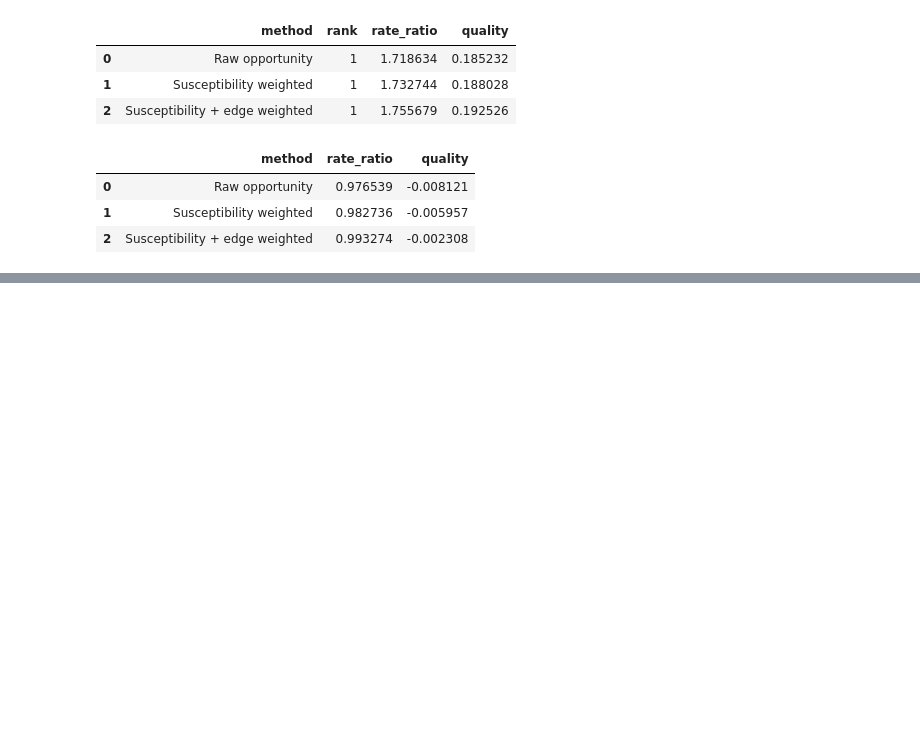
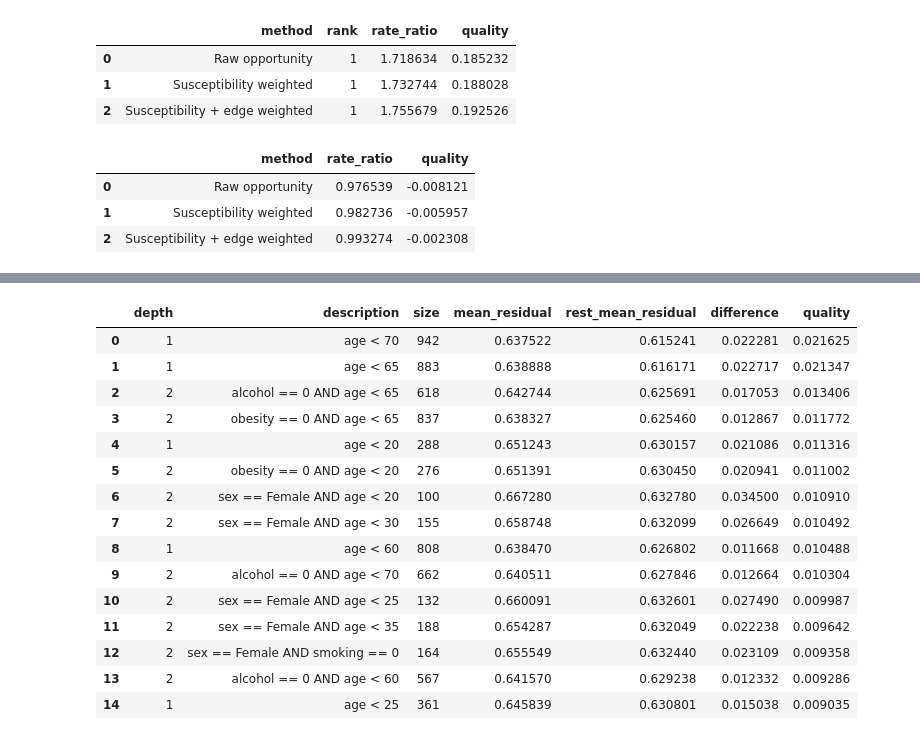
Before and after one commit to kustersjarl/sir-graph-emm, a Jupyter notebook: notebooks/simulation_test.ipynb, the cells around one changed output, grey strips where cells are left out. Cells and saved outputs as stored; diff of their text form; code cells hidden in the pictures; blank space fills up the shorter version.

Commit message:
completion of model a

```diff
--- a/notebooks/simulation_test.ipynb
+++ b/notebooks/simulation_test.ipynb
@@ -5965,0 +6697,53 @@ display(
+# %%
+model_a_control_people = people.copy()
+
+model_a_control_people[
+    "infection_frequency"
+] = control_infection_frequency
+# %%
+model_a_naive_control_results = (
+    search_subgroups(
+        model_a_control_people,
+        target_column=
+            "infection_frequency",
+        categorical_columns=
+            CATEGORICAL_COLUMNS,
+        age_column="age",
+        age_thresholds=
+            range(20, 81, 5),
+        min_size=20,
+        max_depth=2,
+        direction="high",
+    )
+)
+# %%
+display(
+    model_a_naive_control_results[
+        [
+            "depth",
+            "description",
+            "size",
+            "mean_residual",
+            "rest_mean_residual",
+            "difference",
+            "quality",
+        ]
+    ].head(15)
+)
+# %% [output]
+|  | depth | description | size | mean_residual | rest_mean_residual | difference | quality |
+| 0 | 1 | age < 70 | 942 | 0.637522 | 0.615241 | 0.022281 | 0.021625 |
+| 1 | 1 | age < 65 | 883 | 0.638888 | 0.616171 | 0.022717 | 0.021347 |
+| 2 | 2 | alcohol == 0 AND age < 65 | 618 | 0.642744 | 0.625691 | 0.017053 | 0.013406 |
+| 3 | 2 | obesity == 0 AND age < 65 | 837 | 0.638327 | 0.625460 | 0.012867 | 0.011772 |
+| 4 | 1 | age < 20 | 288 | 0.651243 | 0.630157 | 0.021086 | 0.011316 |
+| 5 | 2 | obesity == 0 AND age < 20 | 276 | 0.651391 | 0.630450 | 0.020941 | 0.011002 |
+| 6 | 2 | sex == Female AND age < 20 | 100 | 0.667280 | 0.632780 | 0.034500 | 0.010910 |
+| 7 | 2 | sex == Female AND age < 30 | 155 | 0.658748 | 0.632099 | 0.026649 | 0.010492 |
+| 8 | 1 | age < 60 | 808 | 0.638470 | 0.626802 | 0.011668 | 0.010488 |
+| 9 | 2 | alcohol == 0 AND age < 70 | 662 | 0.640511 | 0.627846 | 0.012664 | 0.010304 |
+| 10 | 2 | sex == Female AND age < 25 | 132 | 0.660091 | 0.632601 | 0.027490 | 0.009987 |
+| 11 | 2 | sex == Female AND age < 35 | 188 | 0.654287 | 0.632049 | 0.022238 | 0.009642 |
+| 12 | 2 | sex == Female AND smoking == 0 | 164 | 0.655549 | 0.632440 | 0.023109 | 0.009358 |
+| 13 | 2 | alcohol == 0 AND age < 60 | 567 | 0.641570 | 0.629238 | 0.012332 | 0.009286 |
+| 14 | 1 | age < 25 | 361 | 0.645839 | 0.630801 | 0.015038 | 0.009035 |
```
Also changed, not shown: parts of 20 cells of this notebook, 4 other files.
